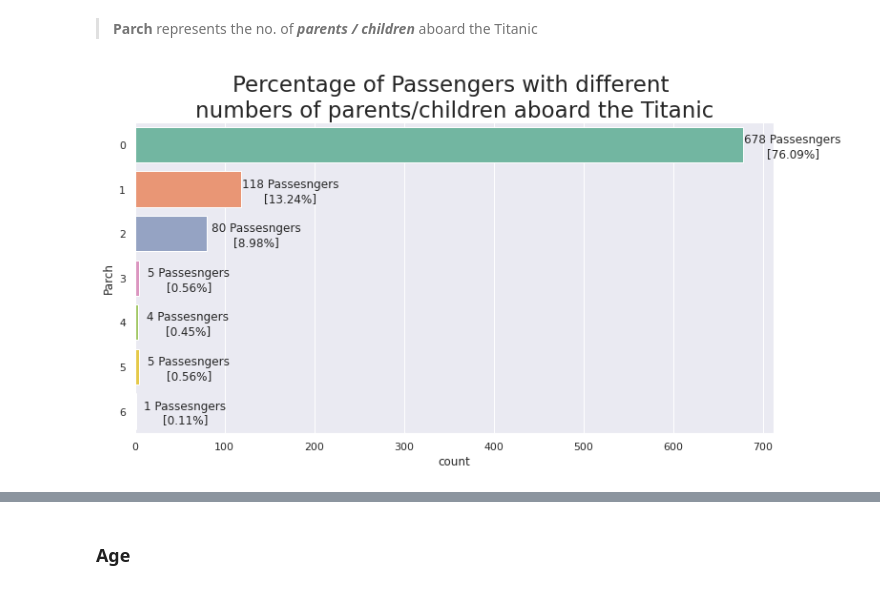
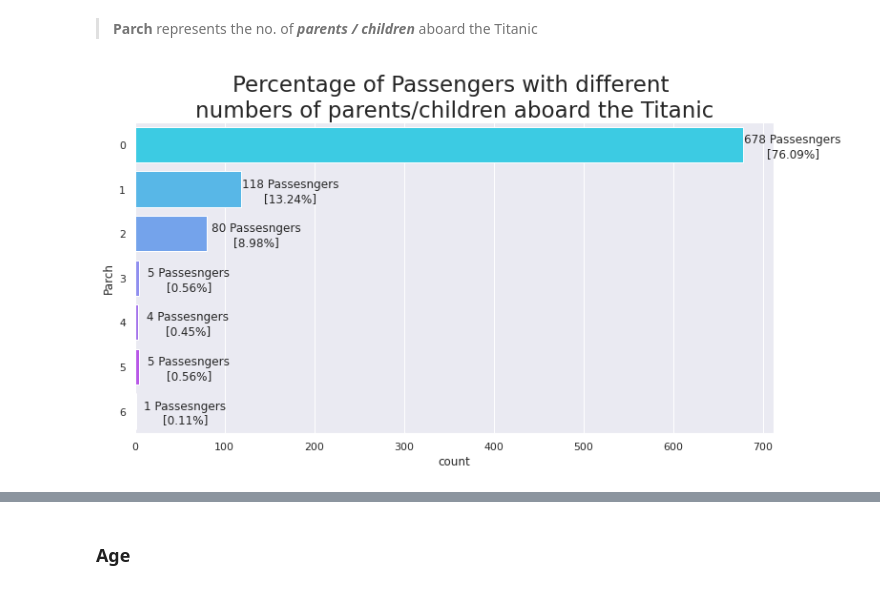
Before and after one commit to SatyaRay003/Titanic-Survival-Prediction, a Jupyter notebook: Titanic_EDA.ipynb, the cells around one changed output, grey strips where cells are left out. Cells and saved outputs as stored; diff of their text form; code cells hidden in the pictures.

```diff
--- a/Titanic_EDA.ipynb
+++ b/Titanic_EDA.ipynb
@@ -276,19 +293,3 @@ plt.legend(loc='upper left', labels=['Not Survived', 'Survived']);
 ### Fare
 # %% [markdown]
 > **Fare** represents the ***ticket amount*** which the passenger had paid
-# %%
-sns.set(style="darkgrid", palette="muted", color_codes=True)
-warnings.simplefilter(action='ignore', category=FutureWarning)
-
-# Create a subplot
-f, axes = plt.subplots(2, 1, figsize=(12, 8), sharex=True)
-sns.despine(left=True)
-
-# Plot a simple histogram with binsize determined automatically
-sns.distplot(numeric_df.Fare, kde=False, color="blueviolet", ax=axes[0]).set_title('Histogram of Fare')
-
-# Plot a kernel density estimate and rug plot
-sns.distplot(numeric_df.Fare, hist=False, rug=True, color="g", ax=axes[1]).set_title('Kernel Density Estimate and Rug plot')
-
-plt.setp(axes, yticks=[])
-plt.tight_layout()
@@ -325,11 +347,11 @@ def horizontal_bar_plot(feature, dataframe, color, title, adjust, figsize, hue=N
 
   plt.title(title, fontsize=23);
 # %%
-horizontal_bar_plot('Parch', numeric_df, 'Set2',
+horizontal_bar_plot('Parch', numeric_df, 'cool',
                     "Percentage of Passengers with different \nnumbers of parents/children aboard the Titanic",
                     (55, 0.55), (12, 6))
 # %% [output]
-[figure, old version]
+[figure, new version]
 # %% [markdown]
 <p><img alt="Insight logo" src="https://drive.google.com/uc?export=view&id=15uX4fnuDMuki2xAnjK8wv-ifJhAkBtJ2" align="left" hspace="10px" vspace="0px"></p>
 
```
Also changed, not shown: parts of 37 cells of this notebook.
